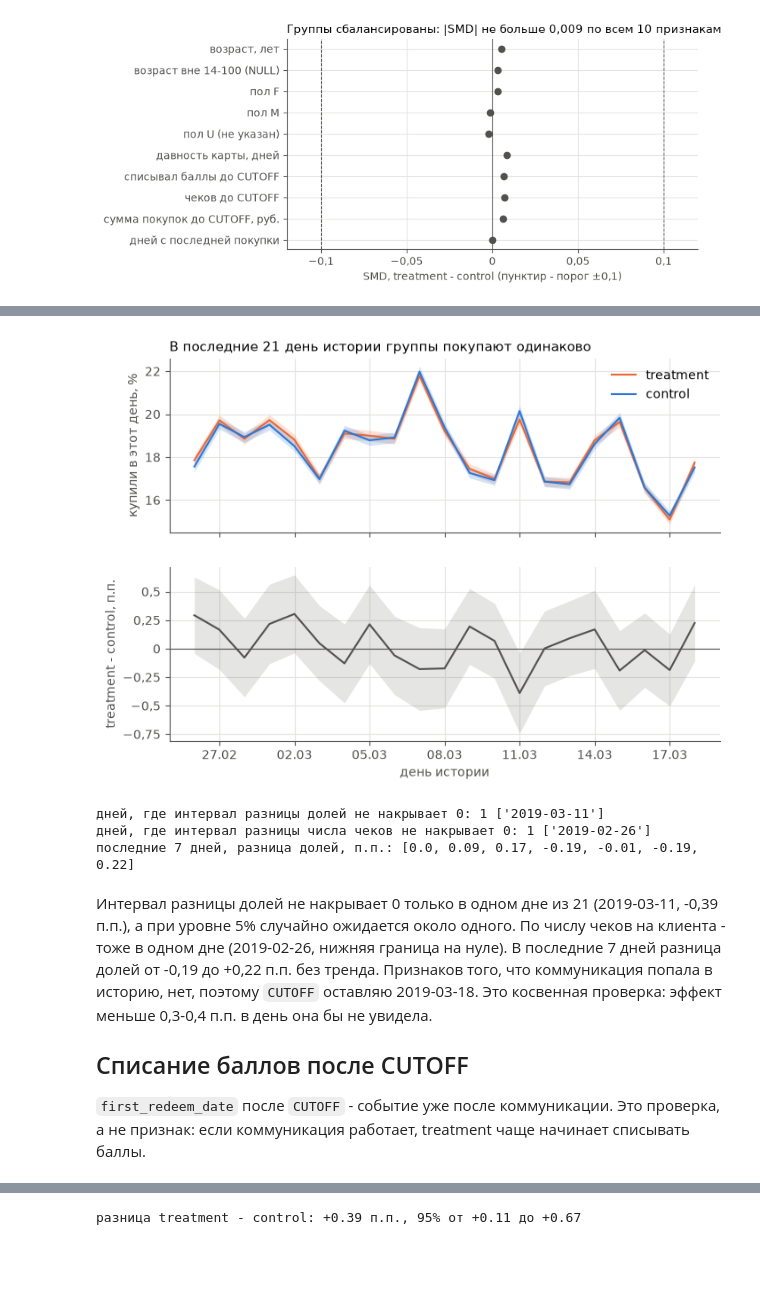
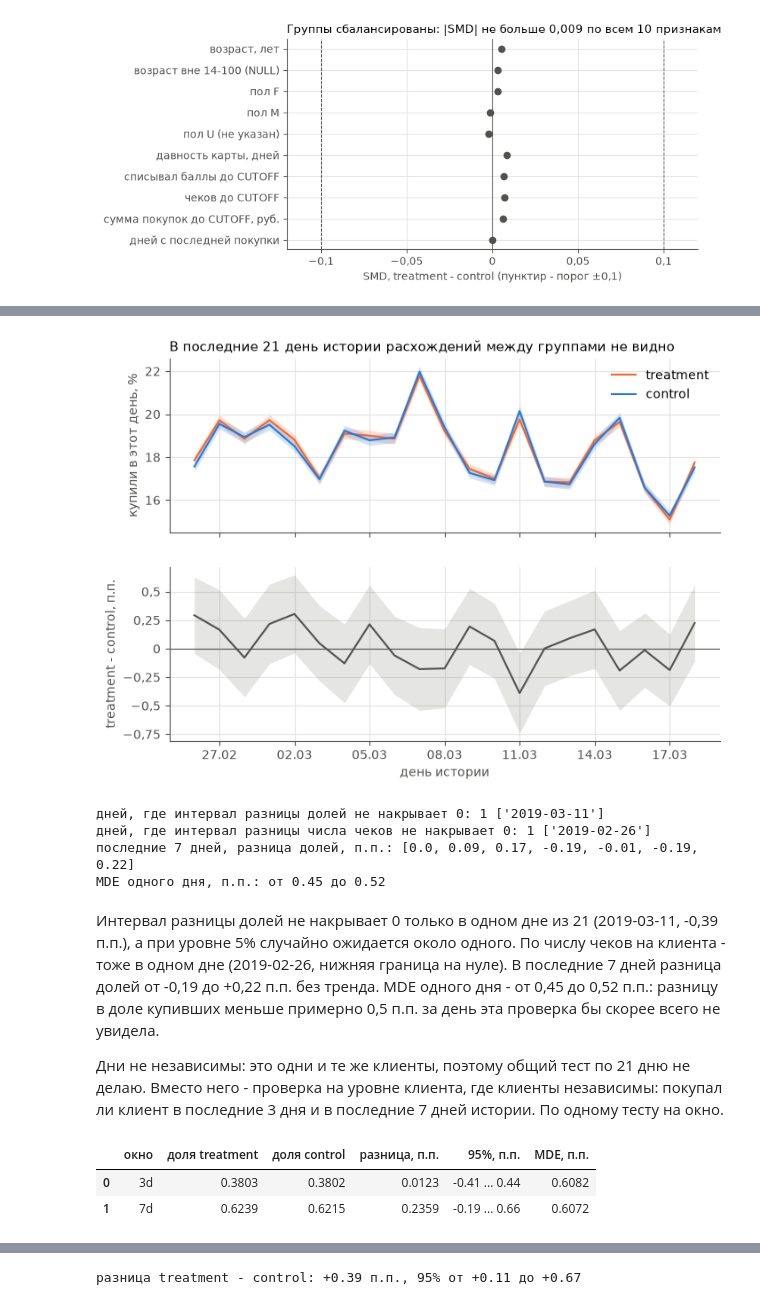
Before and after one commit to artyombelyaev/x5-uplift-modeling, a Jupyter notebook: notebooks/02_experiment.ipynb, the cells around one changed output, grey strips where cells are left out. Saved outputs shown, nothing was run; the diff lists cells and outputs as text; code cells hidden in the pictures; blank space fills up the shorter version.

Commit message:
Этап 2: MDE для конца истории, проверка на уровне клиента, формулировки

```diff
--- a/notebooks/02_experiment.ipynb
+++ b/notebooks/02_experiment.ipynb
@@ -116,6 +117,7 @@ dm, mlo, mhi = stats.diff_means_ci(t.trn_per_client, t.trn_var, t.n_clients, c.t
 by_day = pd.DataFrame({
     "share_treatment": share_t, "share_control": share_c,
     "diff_pp": d * 100, "diff_lo_pp": lo * 100, "diff_hi_pp": hi * 100,
+    "mde_pp": stats.mde(stats.diff_props_se(t.n_buyers, t.n_clients, c.n_buyers, c.n_clients)) * 100,
     "trn_treatment": t.trn_per_client, "trn_control": c.trn_per_client,
     "trn_diff": dm, "trn_diff_lo": mlo, "trn_diff_hi": mhi,
 })
@@ -142,43 +144,64 @@ by_day.round(4)
 # %%
 fig, (ax1, ax2) = plt.subplots(2, 1, figsize=(8, 5.6), sharex=True, gridspec_kw={"height_ratios": [1, 1]})
 days = by_day.index
 ax1.plot(days, share_t * 100, color=T, lw=1.5, label="treatment")
 ax1.fill_between(days, share_t_lo * 100, share_t_hi * 100, color=T, alpha=0.2, lw=0)
 ax1.plot(days, share_c * 100, color=C, lw=1.5, label="control")
 ax1.fill_between(days, share_c_lo * 100, share_c_hi * 100, color=C, alpha=0.2, lw=0)
 ax1.set_ylabel("купили в этот день, %")
 ax1.legend(loc="upper right")
 plots.decimal_comma(ax1.yaxis)
 ax2.plot(days, d * 100, color=plots.INK, lw=1.5)
 ax2.fill_between(days, lo * 100, hi * 100, color=plots.INK, alpha=0.15, lw=0)
 ax2.axhline(0, color=plots.INK, lw=0.8)
 ax2.set_ylabel("treatment - control, п.п.")
 ax2.set_xlabel("день истории")
 plots.decimal_comma(ax2.yaxis)
 ax2.xaxis.set_major_locator(mdates.DayLocator(interval=3))
 ax2.xaxis.set_major_formatter(mdates.DateFormatter("%d.%m"))
-ax1.set_title("В последние 21 день истории группы покупают одинаково")
+ax1.set_title("В последние 21 день истории расхождений между группами не видно")
 plots.save(fig, "daily_last21.png")
 plt.show()
 # %% [output]
-[figure, old version]
+[figure, new version]
 # %%
 outside = by_day[(by_day.diff_lo_pp > 0) | (by_day.diff_hi_pp < 0)]
 outside_trn = by_day[(by_day.trn_diff_lo > 0) | (by_day.trn_diff_hi < 0)]
 print("дней, где интервал разницы долей не накрывает 0:", len(outside), list(outside.index.astype(str)))
 print("дней, где интервал разницы числа чеков не накрывает 0:", len(outside_trn), list(outside_trn.index.astype(str)))
 print("последние 7 дней, разница долей, п.п.:", by_day.diff_pp.tail(7).round(2).tolist())
+print(f"MDE одного дня, п.п.: от {by_day.mde_pp.min():.2f} до {by_day.mde_pp.max():.2f}")
 # %% [output]
 дней, где интервал разницы долей не накрывает 0: 1 ['2019-03-11']
 дней, где интервал разницы числа чеков не накрывает 0: 1 ['2019-02-26']
 последние 7 дней, разница долей, п.п.: [0.0, 0.09, 0.17, -0.19, -0.01, -0.19, 0.22]
+MDE одного дня, п.п.: от 0.45 до 0.52
 # %% [markdown]
 Интервал разницы долей не накрывает 0 только в одном дне из 21 (2019-03-11, -0,39 п.п.), а при уровне 5%
-случайно ожидается около одного. По числу чеков на клиента - тоже в одном дне (2019-02-26, нижняя граница на нуле). В последние 7 дней
-разница долей от -0,19 до +0,22 п.п. без тренда. Признаков того, что коммуникация попала в историю, нет, поэтому `CUTOFF` оставляю
-2019-03-18. Это косвенная проверка: эффект меньше 0,3-0,4 п.п. в день она бы не увидела.
+случайно ожидается около одного. По числу чеков на клиента - тоже в одном дне (2019-02-26, нижняя граница на нуле).
+В последние 7 дней разница долей от -0,19 до +0,22 п.п. без тренда. MDE одного дня - от 0,45 до 0,52 п.п.: разницу
+в доле купивших меньше примерно 0,5 п.п. за день эта проверка бы скорее всего не увидела.
 
-## Списание баллов после CUTOFF
-
-`first_redeem_date` после `CUTOFF` - событие уже после коммуникации. Это проверка, а не признак: если коммуникация
-работает, treatment чаще начинает списывать баллы.
+Дни не независимы: это одни и те же клиенты, поэтому общий тест по 21 дню не делаю. Вместо него - проверка на уровне
+клиента, где клиенты независимы: покупал ли клиент в последние 3 дня и в последние 7 дней истории. По одному тесту
+на окно.
+# %%
+recent = db.run(con, "experiment.sql", "recent_buyers").set_index("treatment_flg")
+rows = []
+for w in ["3d", "7d"]:
+    k = recent[f"n_bought_{w}"]
+    d, lo, hi = stats.diff_props_ci(k[1], recent.n_clients[1], k[0], recent.n_clients[0])
+    se = stats.diff_props_se(k[1], recent.n_clients[1], k[0], recent.n_clients[0])
+    rows.append({
+        "окно": w,
+        "доля treatment": k[1] / recent.n_clients[1],
+        "доля control": k[0] / recent.n_clients[0],
+        "разница, п.п.": d * 100,
+        "95%, п.п.": f"{lo * 100:.2f} ... {hi * 100:.2f}",
+        "MDE, п.п.": stats.mde(se) * 100,
+    })
+pd.DataFrame(rows).round(4)
+# %% [output]
+|  | окно | доля treatment | доля control | разница, п.п. | 95%, п.п. | MDE, п.п. |
+| 0 | 3d | 0.3803 | 0.3802 | 0.0123 | -0.41 ... 0.44 | 0.6082 |
+| 1 | 7d | 0.6239 | 0.6215 | 0.2359 | -0.19 ... 0.66 | 0.6072 |
```
Also changed, not shown: parts of 5 cells of this notebook, 5 other files.
